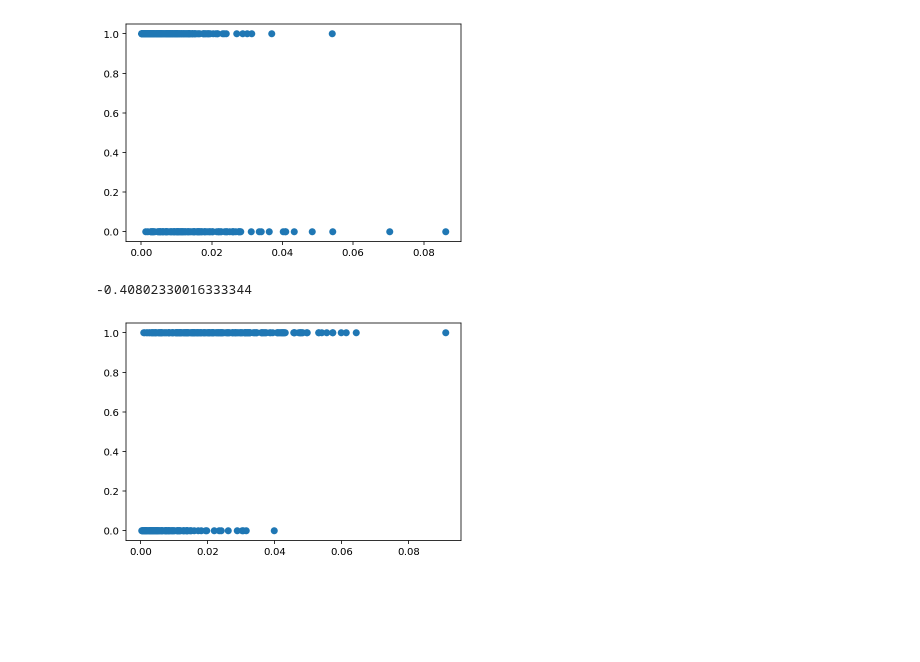
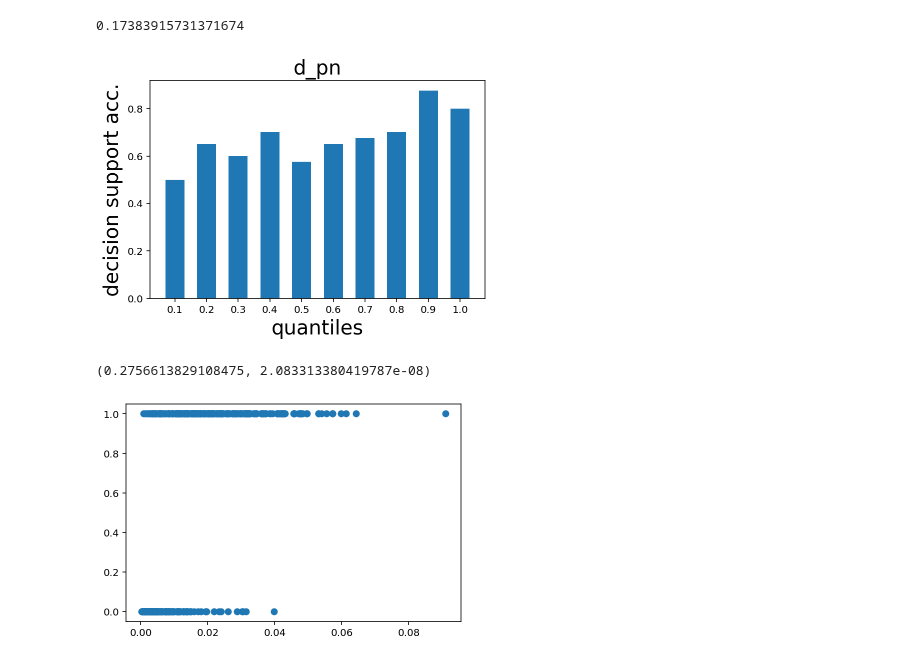
Before and after one commit to harry-tian/ai-driven-tutorial, a Jupyter notebook: scratch.ipynb, the cells around one changed output. Drawn from its saved outputs; the diff is of its cells as text; code cells hidden in the pictures; blank space fills up the shorter version.

```diff
--- a/scratch.ipynb
+++ b/scratch.ipynb
@@ -27,0 +25,7 @@ The autoreload extension is already loaded. To reload it, use:
+# %%
+z_train = pickle.load(open("data/embeds/bm_prolific/TN_train_d50_seed42.pkl","rb"))
+z_valid = pickle.load(open("data/embeds/bm_prolific/TN_valid_d50_seed42.pkl","rb"))
+z_test = pickle.load(open("data/embeds/bm_prolific/TN_test_d50_seed42.pkl","rb"))
+img2idx_train = {path.split("/")[-1]:i for i, path in enumerate(utils.dataset_filenames("data/datasets/bm/train")[:,0])}
+img2idx_valid = {path.split("/")[-1]:i for i, path in enumerate(utils.dataset_filenames("data/datasets/bm/valid")[:,0])}
+img2idx_test = {path.split("/")[-1]:i for i, path in enumerate(utils.dataset_filenames("data/datasets/bm/test")[:,0])}
@@ -62,24 +149,17 @@ def decision_support(x_train, y_train, x_test, y_test, examples, weights, powers
 
         m.append(metrics(ref, x_train[examples_idx[0]], x_train[examples_idx[1]], dists, dist_fn))
 
-    return correct/len(y_test), preds, np.array(m)
+    return correct/len(y_test), np.array(preds), np.array(m)
 
 def metrics(ref, e1, e2, dists, dist_fn):
     """ return metric to calculate correlation """
     d1, d2 = dists
-    metric_0 = d1
-    metric_1 = d2
     metric_2 = d1/(d1+d2)
     metric_3 = d2/(d1+d2)
     metric_4 = abs(d1-d2)
     metric_5 = dist_fn(e1, e2)
 
-    return np.array([metric_0, metric_1, metric_2, metric_3, metric_4]).flatten()
-
-def corr(x,y):
-    plt.scatter(y,x)
-    plt.show()
-    return scipy.stats.pearsonr(x, y)[0]
+    return np.array([metric_2, metric_3, metric_4, metric_5]).flatten()
 # %%
 weights, powers = [0,0,1,1], [2,2]
 # %%
@@ -91,6 +171,10 @@ NINO = evals.get_NIFO(euc_dist_M, y_train, y_pred, 1)
 NINO_ds_acc, preds, m = decision_support(syn_x_train, y_train, syn_x_test, y_test, NINO, weights, powers)
-# %%
-corr(preds, m[:,0])
-# %% [output]
-[figure, removed]
--0.40802330016333344
+# %%
+data = m[:,3]
+title = "d_pn"
+m_quants = quant_bars(preds, data)
+plot_quants(m_quants, title)
+corr(preds, data)
+# %% [output]
+0.17383915731371674
+[figure, added]
@@ -97,3 +195,7 @@ corr(preds, m[:,0])
+# %%
+scipy.stats.pearsonr(data, preds)
+# %% [output]
+(0.2756613829108475, 2.083313380419787e-08)
 # %%
 corr(preds, m[:,1])
 # %% [output]
```
Also changed, not shown: parts of 9 cells of this notebook, 1 other file.
